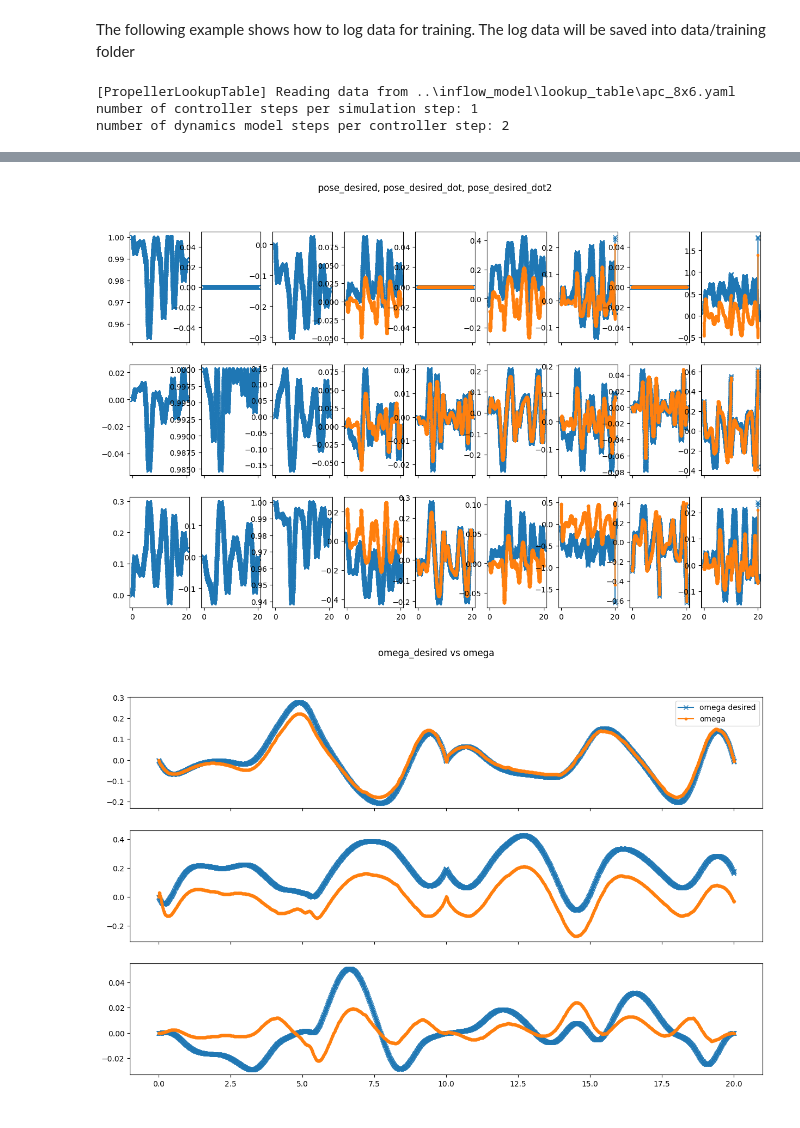
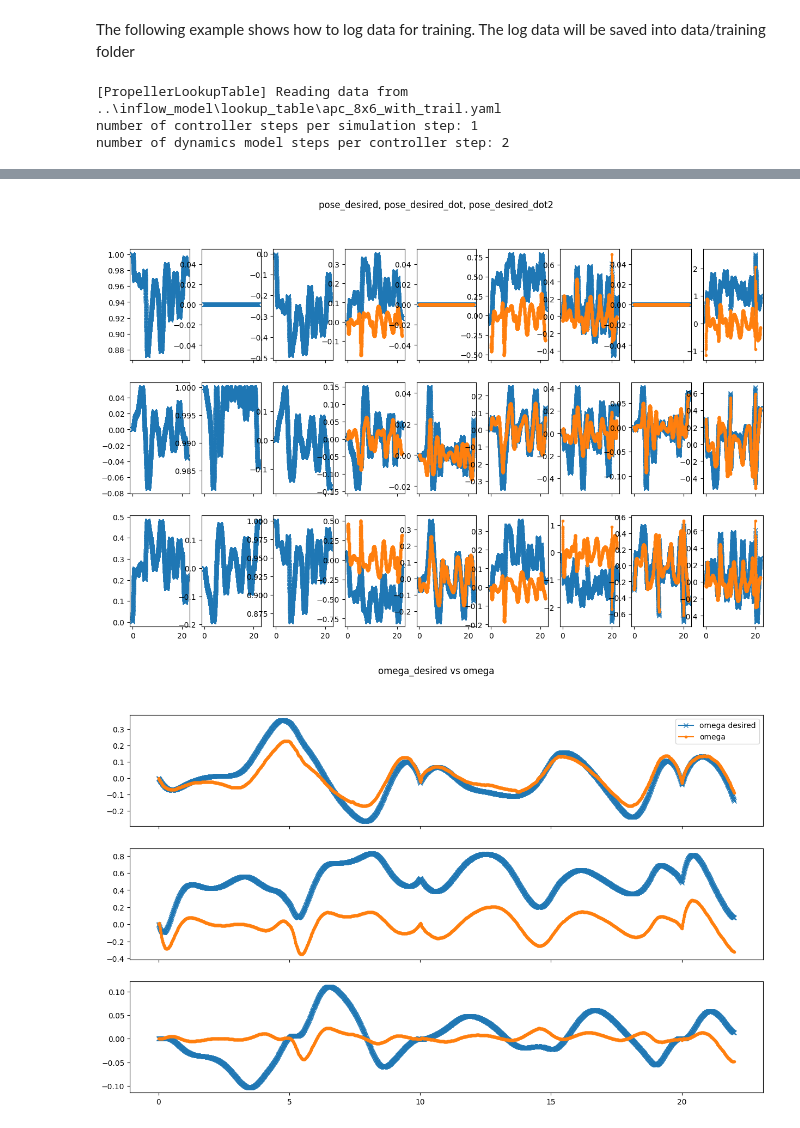
Before and after one commit to zzzzzzhym/DroneSimulator, a Jupyter notebook: simulation/simulation_user_guide.ipynb, the cells around one changed output, grey strips where cells are left out. Cells and saved outputs as stored; diff of their text form; code cells hidden in the pictures.

```diff
--- a/simulation/simulation_user_guide.ipynb
+++ b/simulation/simulation_user_guide.ipynb
@@ -19,11 +19,11 @@ import manager
 plt.rcParams['figure.figsize'] = [15, 9]
 sim_test = manager.Manager()
 sim_test.set_up()
-sim_test.run(20.0)
+sim_test.run(22.0)
 # sim_test.save_result('test')
 sim_test.plot()
 plt.show()
 # %% [output]
-[PropellerLookupTable] Reading data from ..\inflow_model\lookup_table\apc_8x6.yaml
+[PropellerLookupTable] Reading data from ..\inflow_model\lookup_table\apc_8x6_with_trail.yaml
 number of controller steps per simulation step: 1
 number of dynamics model steps per controller step: 2
@@ -36,2 +36,2 @@ number of dynamics model steps per controller step: 2
-[figure, old version]
+[figure, new version]
-[figure, old version]
+[figure, new version]
```
Also changed, not shown: parts of 1 cell of this notebook, 11 other files.
